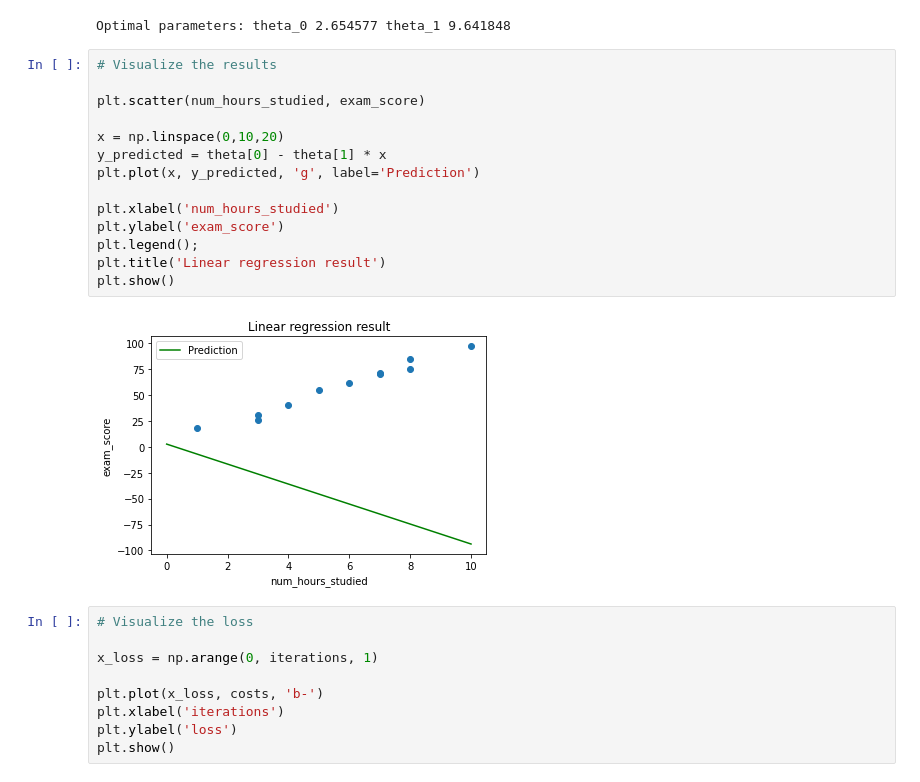
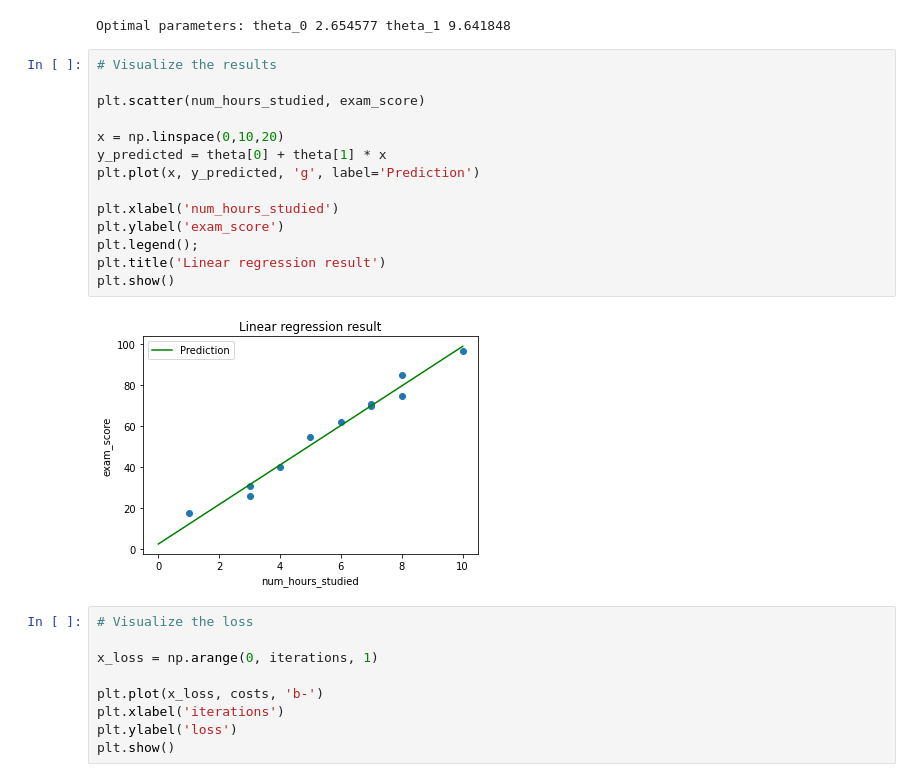
Before and after one commit to LeController/Machine-Learning, a Jupyter notebook: Lab 1/01-Linear-Regression.ipynb, the cells around one changed output. Drawn from its saved outputs; the diff is of its cells as text.

```diff
--- a/Lab 1/01-Linear-Regression.ipynb
+++ b/Lab 1/01-Linear-Regression.ipynb
@@ -334,19 +334,19 @@ Optimal parameters: theta_0 2.654577 theta_1 9.641848
 # %%
 # Visualize the results
 
 plt.scatter(num_hours_studied, exam_score)
 
 x = np.linspace(0,10,20)
-y_predicted = theta[0] - theta[1] * x
+y_predicted = theta[0] + theta[1] * x
 plt.plot(x, y_predicted, 'g', label='Prediction')
 
 plt.xlabel('num_hours_studied')
 plt.ylabel('exam_score')
 plt.legend();
 plt.title('Linear regression result')
 plt.show()
 # %% [output]
-[figure, old version]
+[figure, new version]
 # %%
 # Visualize the loss
 
```
Also changed, not shown: parts of 36 cells of this notebook, 19 other files.
